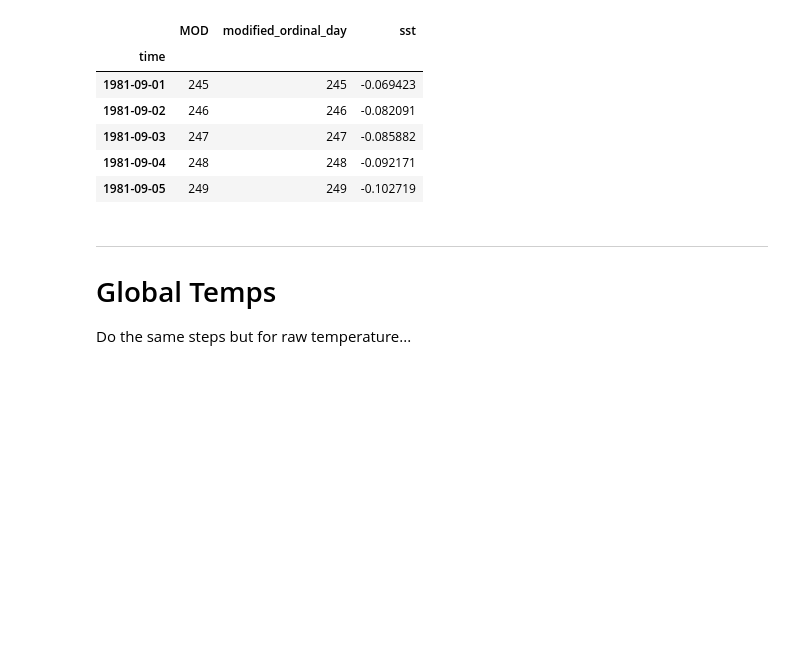
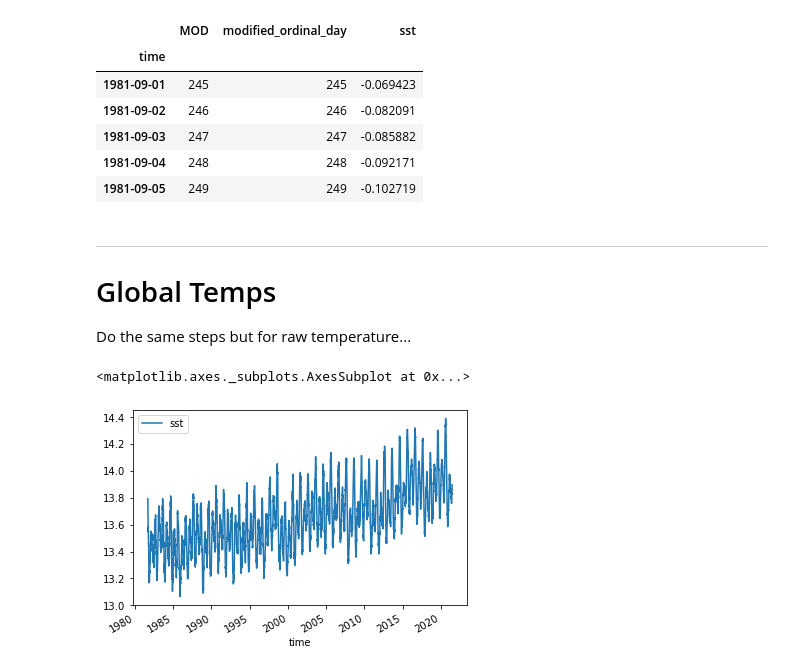
Before and after one commit to gulfofmaine/oisst_mainstays, a Jupyter notebook: notebooks/global_temperature_timeline.ipynb, the cells around one changed output. Drawn from its saved outputs; the diff is of its cells as text; code cells hidden in the pictures; blank space fills up the shorter version.

Commit message:
fixed global temps

```diff
--- a/notebooks/global_temperature_timeline.ipynb
+++ b/notebooks/global_temperature_timeline.ipynb
@@ -124,15 +124,22 @@ Do the same steps but for raw temperature...
 # %%
 # Load temps
 start_yr = 1981
 end_yr   = 2021
 
 # Load OISSt using ot.load_box_oisst()
 oisst = ot.load_box_oisst(box_root,
                           start_yr,
                           end_yr,
                           anomalies = False,
                           do_parallel = True)
 
 ## Timeline for global anomalies
 # wonderful tool to calculate spatial mean by using dim variable names
 mean_temps = oisst.mean(['lat', 'lon'])
+
+# convert anomalies to a dataframe from xr.array
+temp_df = mean_temps.sst.to_dataframe()
+temp_df.tail()
+# %% [output]
+<matplotlib.axes._subplots.AxesSubplot at 0x...>
+[figure, added]
```
Also changed, not shown: parts of 2 cells of this notebook, 2 other files.
